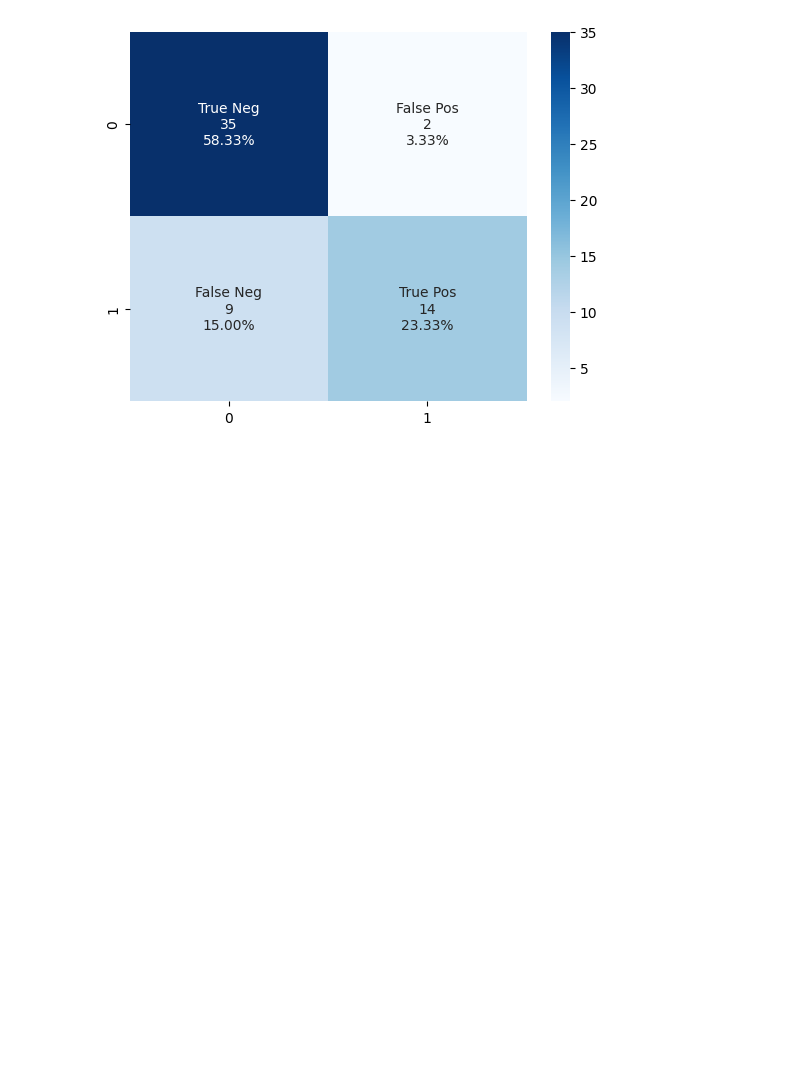
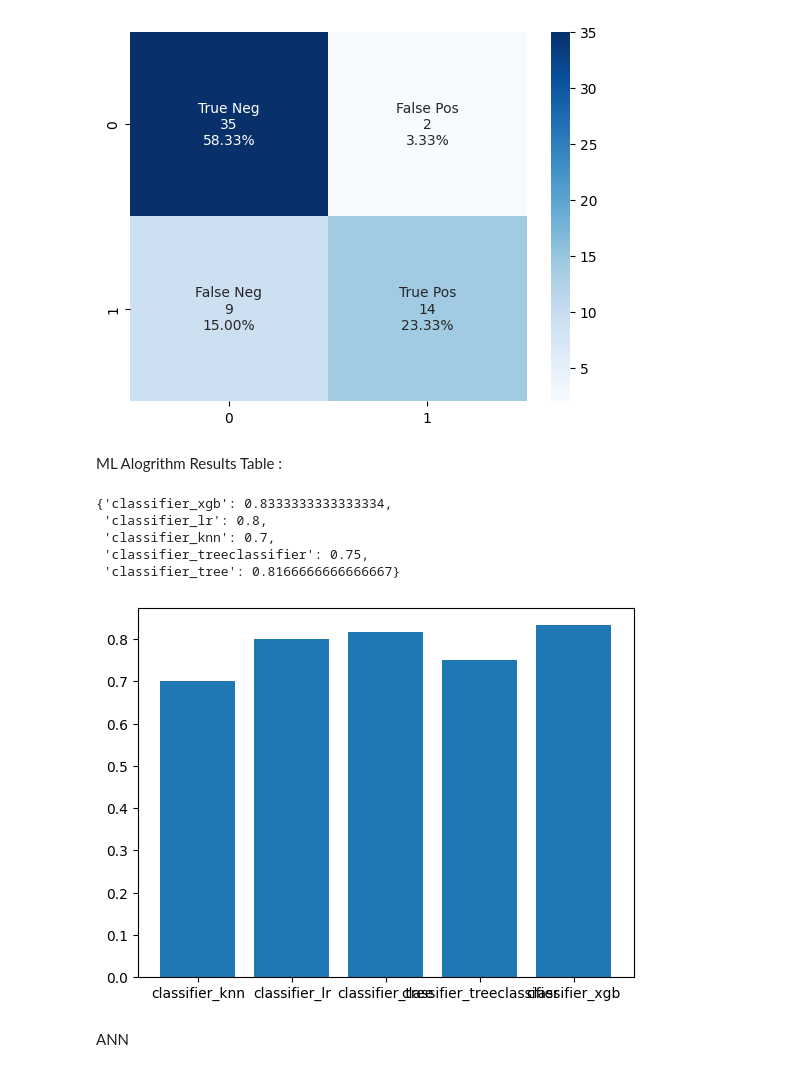
Before and after one commit to aldonaspirz/prediction, a Jupyter notebook: Heart attack prediction.ipynb, the cells around one changed output. Drawn from its saved outputs; the diff is of its cells as text; code cells hidden in the pictures; blank space fills up the shorter version.

```diff
--- a/Heart attack prediction.ipynb
+++ b/Heart attack prediction.ipynb
@@ -601,8 +606,11 @@ from sklearn.metrics import confusion_matrix, accuracy_score
 # %%
 classifier_tree = DecisionTreeClassifier(max_leaf_nodes = 2, random_state=0, criterion='entropy')
 # %%
-model(classifier_tree,x_train,y_train,x_test,y_test)
+prediction, y_test=model(classifier_tree,x_train,y_train,x_test,y_test)
 model_evaluation(classifier_tree,x_test,y_test)
+acc=accuracy_score(y_test,prediction)
+dict_classi={'classifier_tree':float(acc)}
+dict_acc.update(dict_classi)
 # %% [output]
 Cross Validation Score :  78.91%
 ROC_AUC Score :  77.73%
@@ -616,3 +624,20 @@ ROC_AUC Score :  77.73%
    macro avg       0.84      0.78      0.79        60
 weighted avg       0.83      0.82      0.81        60
 [figure]
+# %% [markdown]
+ML Alogrithm Results Table :
+# %%
+dict_acc
+# %% [output]
+{'classifier_xgb': 0.8333333333333334,
+ 'classifier_lr': 0.8,
+ 'classifier_knn': 0.7,
+ 'classifier_treeclassifier': 0.75,
+ 'classifier_tree': 0.8166666666666667}
+# %%
+plt.bar(*zip(*sorted(dict_acc.items())))
+plt.show()
+# %% [output]
+[figure, added]
+# %% [markdown]
+ANN
```
Also changed, not shown: parts of 15 cells of this notebook.
